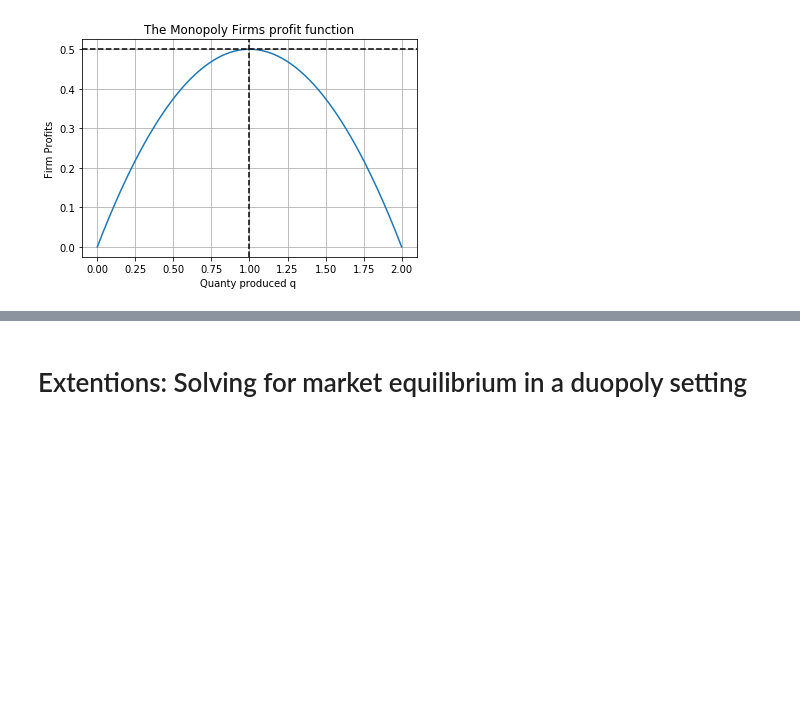
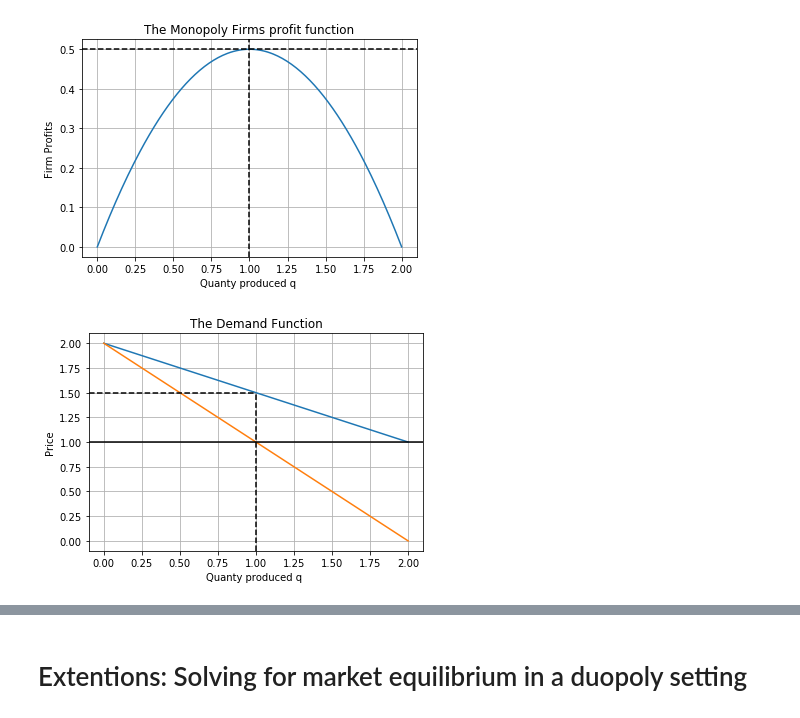
Before and after one commit to NumEconCopenhagen/projects-2019-peter-larsens-kaffe-m-havre, a Jupyter notebook: modelproject/Ligevægt.ipynb, the cells around one changed output, grey strips where cells are left out. Saved outputs shown, nothing was run; the diff lists cells and outputs as text; code cells hidden in the pictures; blank space fills up the shorter version.

```diff
--- a/modelproject/Ligevægt.ipynb
+++ b/modelproject/Ligevægt.ipynb
@@ -103,7 +103,8 @@ A=4.0 # Specify the value of the Constant in the market demand function Q(p)
 alpha=2.0 # Specify the  slope coefficient in Q(p)
 
 output = optimize.fmin(minus_profits,x0,args=(c,)) # note the comma in "args(c,)"; it needs to be there!
-print(output)
+price=A/alpha-1/alpha*output
+print(output,price)
 # %% [output]
 Optimization terminated successfully.
          Current function value: -0.500000
@@ -137,3 +138,21 @@ plt.title('The Monopoly Firms profit function')
 plt.show()
 # %% [output]
 [figure]
+# %%
+# Define marginal cost:
+def MR(Q):
+    return A/alpha-2/alpha*Q
+
+
+plt.plot(q, demand(q))
+plt.plot(q, MR(q))
+plt.axhline(y=c,color='k') # creates a horizontal line in the plot at func(q)=0.5
+plt.axvline(x=output,ymin=0,ymax=0.73,linestyle='dashed',color='k') # creates a vertical line in the plot at  q=0.5
+plt.axhline(y=price,xmin=0, xmax=0.5,linestyle='dashed',color='k')
+plt.xlabel("Quanty produced q ")
+plt.ylabel("Price")
+plt.grid()
+plt.title('The Demand Function')
+plt.show()
+# %% [output]
+[figure, added]
```
Also changed, not shown: parts of 2 cells of this notebook.
